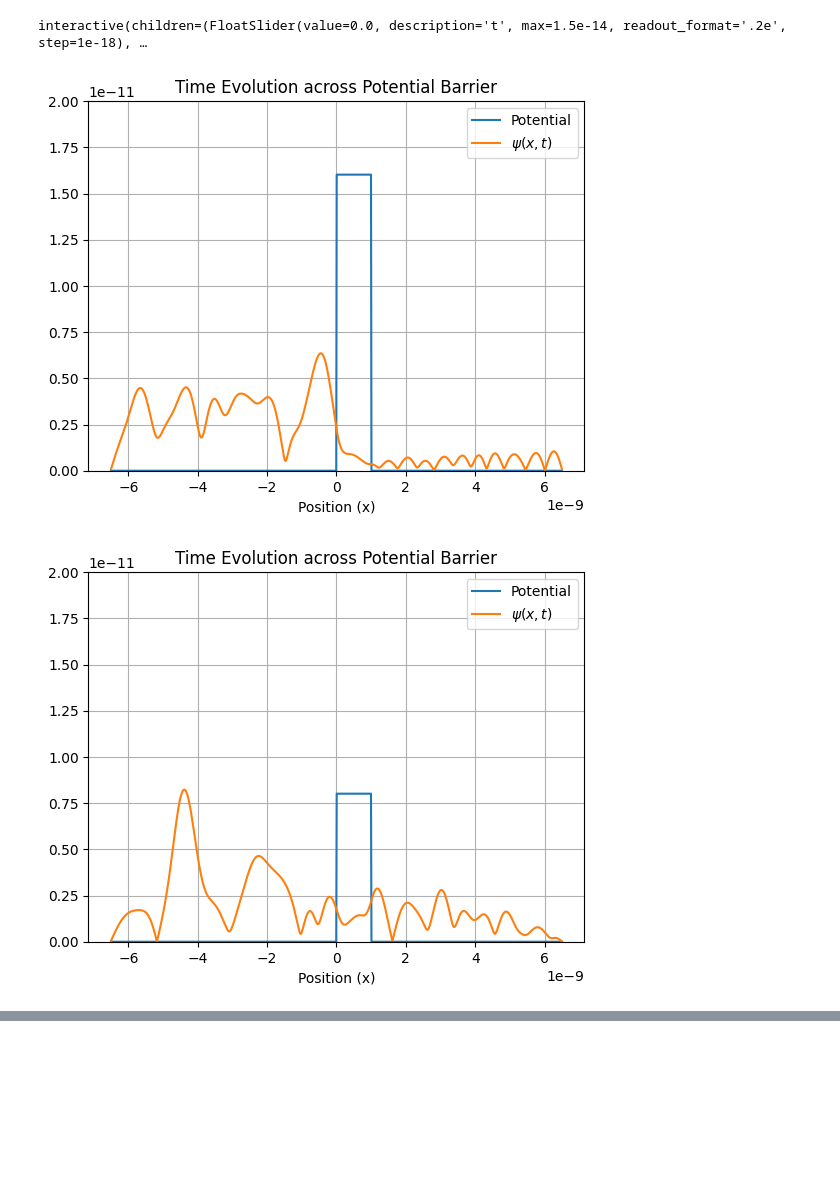
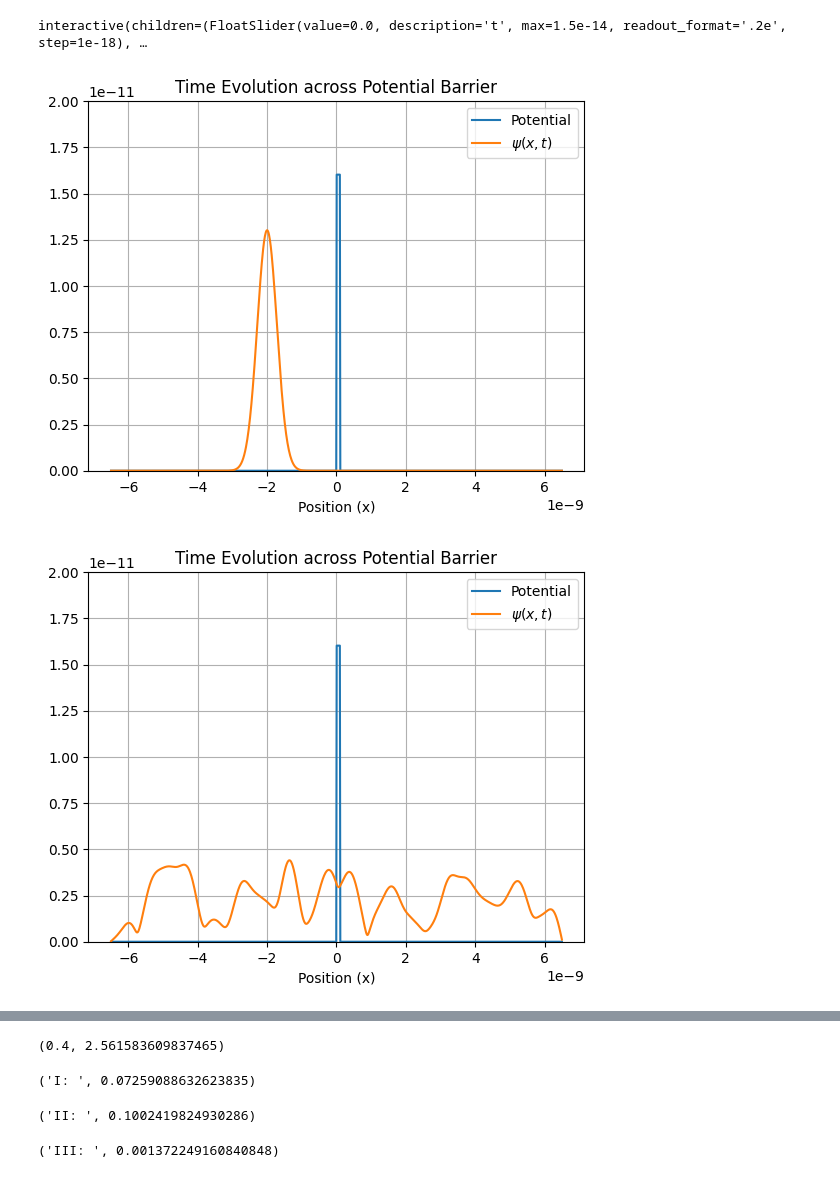
Before and after one commit to Prady-mn/QuantumMechLab, a Jupyter notebook: Tunneling/Tunneling.ipynb, the cells around one changed output, grey strips where cells are left out. Saved outputs shown, nothing was run; the diff lists cells and outputs as text; code cells hidden in the pictures; blank space fills up the shorter version.

```diff
--- a/Tunneling/Tunneling.ipynb
+++ b/Tunneling/Tunneling.ipynb
@@ -289,10 +289,11 @@ widgets.interactive(plotWave,t = widgets.FloatSlider(min = 0, max = 1.5e-14,step
 interactive(children=(FloatSlider(value=0.0, description='t', max=1.5e-14, readout_format='.2e', step=1e-18), …
 # %%
 t = 0.7e-4
-plotWave(t,waveParamenters(p = 1000,gauss_param=(0.4,-2), V0 = 1,res = 1000,barrier = (0,1))).savefig("1")
-plotWave(t,waveParamenters(p = 1000,gauss_param=(0.4,-2), V0 = 0.5,res = 1000,barrier = (0,1))).savefig("2")
-plotWave(t,waveParamenters(p = 1000,gauss_param=(0.4,-2), V0 = 1,res = 1000,barrier = (0,2))).savefig("3")
-plotWave(t,waveParamenters(p = 1000,gauss_param=(0.4,-2), V0 = 0.5,res = 1000,barrier = (0,2))).savefig("4")
+plotWave(0,waveParamenters(p = 1000,gauss_param=(0.4,-2), V0 = 1,res = 1000,barrier = (0,0.1))).savefig("Initial")
+plotWave(t,waveParamenters(p = 1000,gauss_param=(0.4,-2), V0 = 1,res = 1000,barrier = (0,0.1))).savefig("1")
+plotWave(t,waveParamenters(p = 1000,gauss_param=(0.4,-2), V0 = 0.5,res = 1000,barrier = (0,0.1))).savefig("2")
+plotWave(t,waveParamenters(p = 1000,gauss_param=(0.4,-2), V0 = 1,res = 1000,barrier = (0,0.2))).savefig("3")
+plotWave(t,waveParamenters(p = 1000,gauss_param=(0.4,-2), V0 = 0.5,res = 1000,barrier = (0,0.2))).savefig("4")
 # %% [output]
-[figure, old version]
+[figure, new version]
-[figure, old version]
+[figure, new version]
@@ -300,0 +305,19 @@ plotWave(t,waveParamenters(p = 1000,gauss_param=(0.4,-2), V0 = 0.5,res = 1000,ba
+# %%
+a = 0.5
+alph0 = ((2*constants.m_e*constants.eV*a*a*1e-18)/constants.hbar**2)**0.5
+E0 = 0.4/1
+E0,alph0
+# %% [output]
+(0.4, 2.561583609837465)
+# %%
+"I: ",T(E0,alph0)
+# %% [output]
+('I: ', 0.07259088632623835)
+# %%
+"II: ",T(E0/2,alph0/2**0.5)
+# %% [output]
+('II: ', 0.1002419824930286)
+# %%
+"III: ",T(E0,2*alph0)
+# %% [output]
+('III: ', 0.001372249160840848)
```
Also changed, not shown: parts of 3 cells of this notebook, 5 other files.
